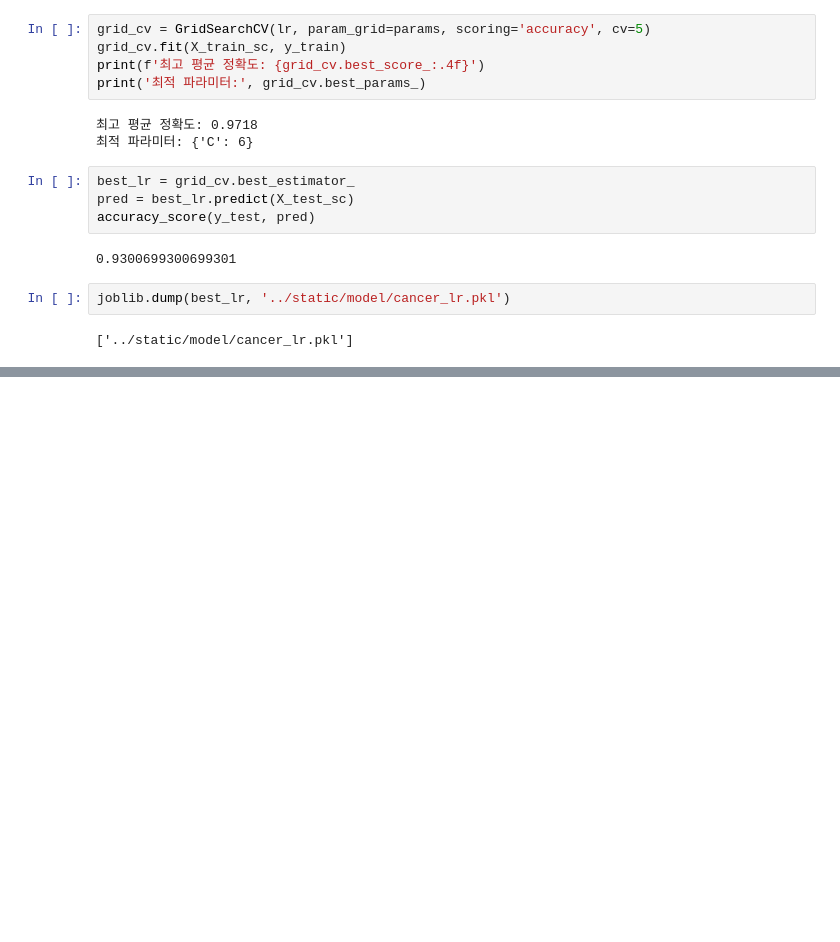
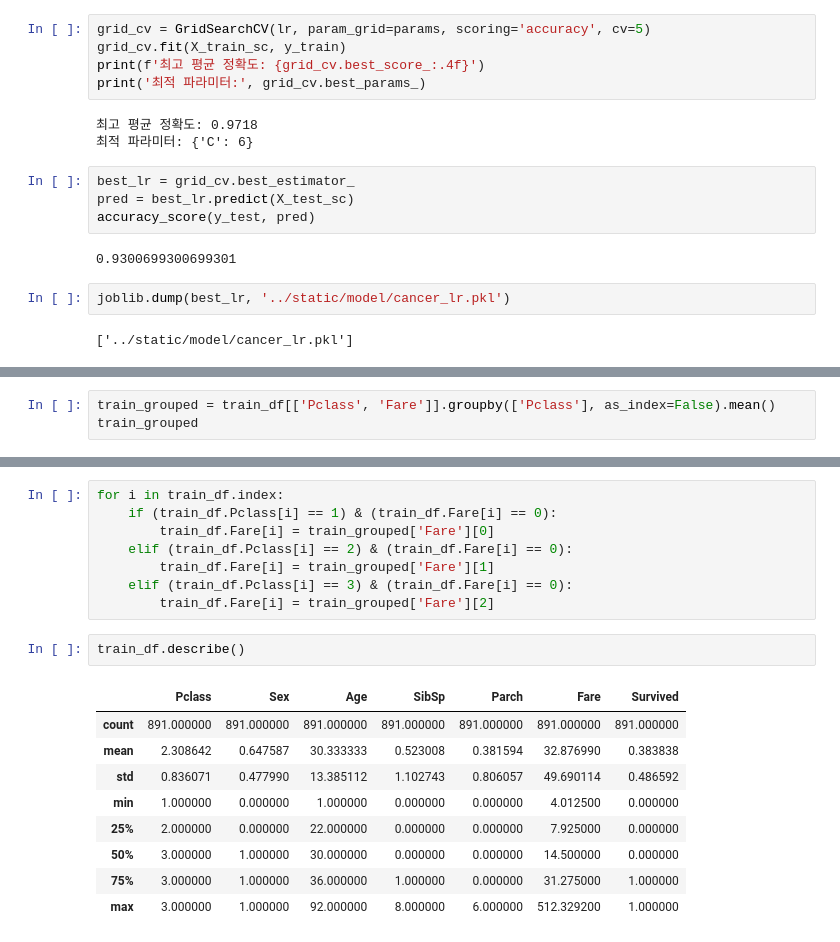
Before and after one commit to STNox/Python-flask, a Jupyter notebook: Python-flask/04. Machine Learning/bp7_classification/model.ipynb, the cells around one changed output, grey strips where cells are left out. Cells and saved outputs as stored; diff of their text form; blank space fills up the shorter version.

```diff
--- a/Python-flask/04. Machine Learning/bp7_classification/model.ipynb
+++ b/Python-flask/04. Machine Learning/bp7_classification/model.ipynb
@@ -166,0 +408,3 @@ joblib.dump(best_lr, '../static/model/cancer_lr.pkl')
+# %%
+train_grouped = train_df[['Pclass', 'Fare']].groupby(['Pclass'], as_index=False).mean()
+train_grouped
@@ -166,0 +477,20 @@ joblib.dump(best_lr, '../static/model/cancer_lr.pkl')
+# %%
+for i in train_df.index:
+    if (train_df.Pclass[i] == 1) & (train_df.Fare[i] == 0):
+        train_df.Fare[i] = train_grouped['Fare'][0]
+    elif (train_df.Pclass[i] == 2) & (train_df.Fare[i] == 0):
+        train_df.Fare[i] = train_grouped['Fare'][1]
+    elif (train_df.Pclass[i] == 3) & (train_df.Fare[i] == 0):
+        train_df.Fare[i] = train_grouped['Fare'][2]
+# %%
+train_df.describe()
+# %% [output]
+|  | Pclass | Sex | Age | SibSp | Parch | Fare | Survived |
+| count | 891.000000 | 891.000000 | 891.000000 | 891.000000 | 891.000000 | 891.000000 | 891.000000 |
+| mean | 2.308642 | 0.647587 | 30.333333 | 0.523008 | 0.381594 | 32.876990 | 0.383838 |
+| std | 0.836071 | 0.477990 | 13.385112 | 1.102743 | 0.806057 | 49.690114 | 0.486592 |
+| min | 1.000000 | 0.000000 | 1.000000 | 0.000000 | 0.000000 | 4.012500 | 0.000000 |
+| 25% | 2.000000 | 0.000000 | 22.000000 | 0.000000 | 0.000000 | 7.925000 | 0.000000 |
+| 50% | 3.000000 | 1.000000 | 30.000000 | 0.000000 | 0.000000 | 14.500000 | 0.000000 |
+| 75% | 3.000000 | 1.000000 | 36.000000 | 1.000000 | 0.000000 | 31.275000 | 1.000000 |
+| max | 3.000000 | 1.000000 | 92.000000 | 8.000000 | 6.000000 | 512.329200 | 1.000000 |
```
Also changed, not shown: parts of 80 cells of this notebook, 12 other files.
